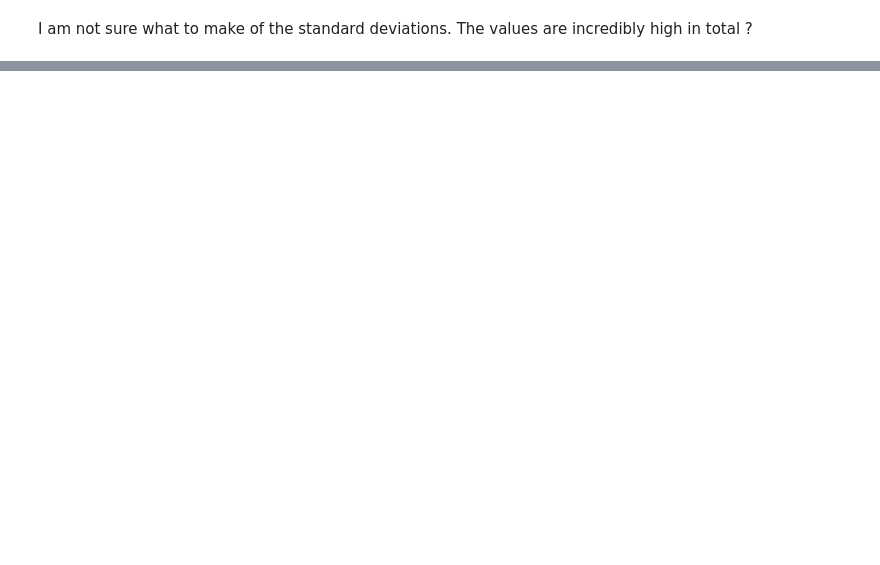
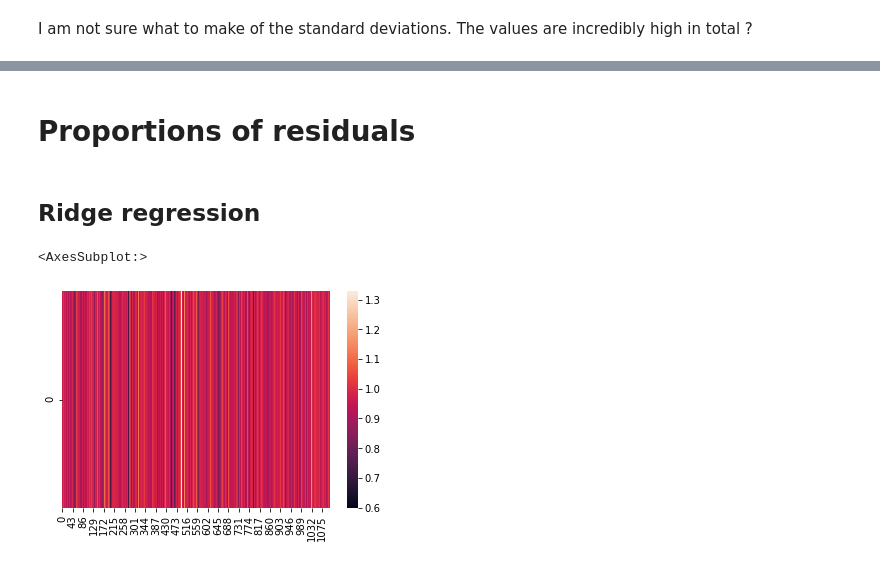
Before and after one commit to antschum/thesis, a Jupyter notebook: Analysis.ipynb, the cells around one changed output, grey strips where cells are left out. Drawn from its saved outputs; the diff is of its cells as text; code cells hidden in the pictures; blank space fills up the shorter version.

```diff
--- a/Analysis.ipynb
+++ b/Analysis.ipynb
@@ -47,0 +31,10 @@ std_coefficients160 = regression160.pivot_table(index="predictors", columns="tar
+# %%
+# import 10 fold validation ridge regression with 8 tf
+
+ridge8 = pd.read_pickle('ridgeRegression8.pkl')
+ridgeScores8 = pd.read_pickle('ridgeRegressionScores8.pkl')
+
+ridge_mean_coefficients8 = ridge8.pivot_table(index="predictors", columns="target", values="coefficients", aggfunc = np.mean)
+ridge_std_coefficients8 = ridge8.pivot_table(index="predictors", columns="target", values="coefficients", aggfunc = np.std)
+
+#ridge_residuals = pd.read_pickle('ridgeResiduals8.pkl')
@@ -83,0 +137,10 @@ In the following I will look at L1 regularized linear regression.
+# %% [markdown]
+# Proportions of residuals
+# %% [markdown]
+## Ridge regression
+# %%
+# residuals ridge
+sns.heatmap(np.matrix(ridgeScores8.groupby('target').test_proportion.mean().tolist()))
+# %% [output]
+<AxesSubplot:>
+[figure, added]
```
Also changed, not shown: parts of 39 cells of this notebook, 1 other file.
